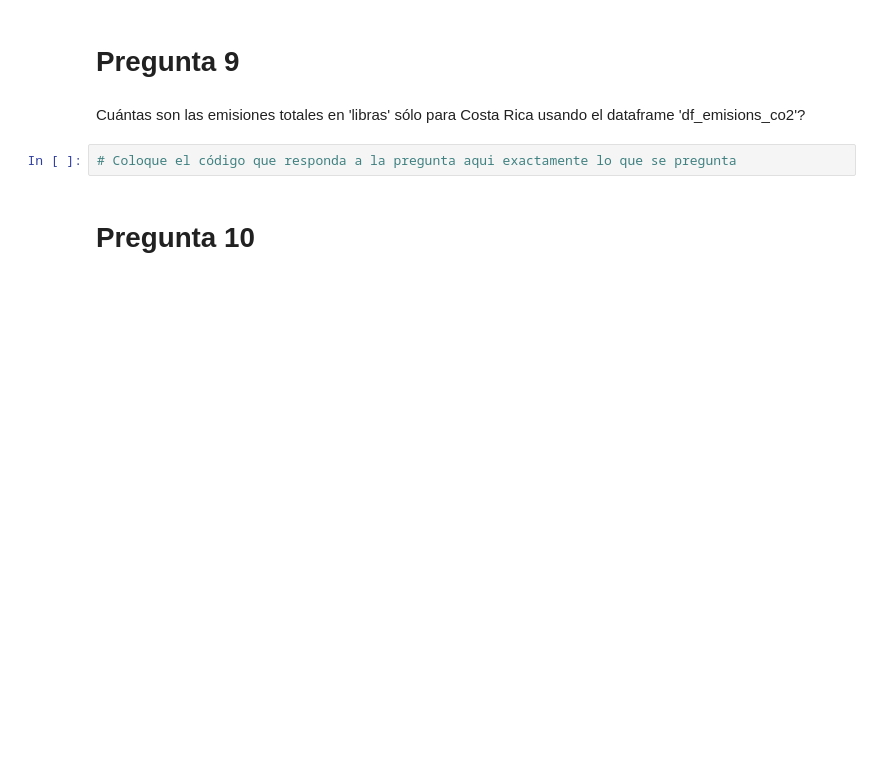
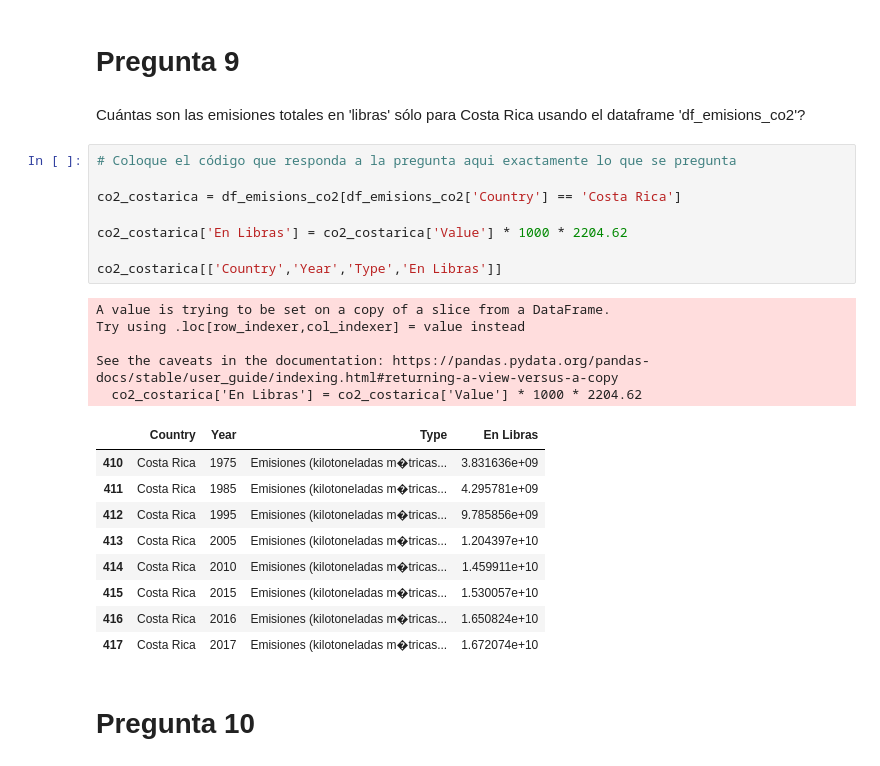
Before and after one commit to CarlosMoyaMora/2025C1-G01-FUNDAMENTOS-DE-PYTHON, a Jupyter notebook: Proyectos/Carlos Moya Mora Proyecto final/Carlos Moya Mora Análisis Proyecto Final.v2.ipynb, the cells around one changed output. Cells and saved outputs as stored; diff of their text form; blank space fills up the shorter version.

```diff
--- a/Proyectos/Carlos Moya Mora Proyecto final/Carlos Moya Mora Análisis Proyecto Final.v2.ipynb
+++ b/Proyectos/Carlos Moya Mora Proyecto final/Carlos Moya Mora Análisis Proyecto Final.v2.ipynb
@@ -246,6 +247,27 @@ El total de emisiones que tuvo Albania contando todos los años registrados es d
 Cuántas son las emisiones totales en 'libras' sólo para Costa Rica usando el dataframe 'df_emisions_co2'?
 # %%
 # Coloque el código que responda a la pregunta aqui exactamente lo que se pregunta
+
+co2_costarica = df_emisions_co2[df_emisions_co2['Country'] == 'Costa Rica']
+
+co2_costarica['En Libras'] = co2_costarica['Value'] * 1000 * 2204.62
+
+co2_costarica[['Country','Year','Type','En Libras']]
+# %% [output]
+A value is trying to be set on a copy of a slice from a DataFrame.
+Try using .loc[row_indexer,col_indexer] = value instead
+
+See the caveats in the documentation: https://pandas.pydata.org/pandas-docs/stable/user_guide/indexing.html#returning-a-view-versus-a-copy
+  co2_costarica['En Libras'] = co2_costarica['Value'] * 1000 * 2204.62
+|  | Country | Year | Type | En Libras |
+| 410 | Costa Rica | 1975 | Emisiones (kilotoneladas m�tricas... | 3.831636e+09 |
+| 411 | Costa Rica | 1985 | Emisiones (kilotoneladas m�tricas... | 4.295781e+09 |
+| 412 | Costa Rica | 1995 | Emisiones (kilotoneladas m�tricas... | 9.785856e+09 |
+| 413 | Costa Rica | 2005 | Emisiones (kilotoneladas m�tricas... | 1.204397e+10 |
+| 414 | Costa Rica | 2010 | Emisiones (kilotoneladas m�tricas... | 1.459911e+10 |
+| 415 | Costa Rica | 2015 | Emisiones (kilotoneladas m�tricas... | 1.530057e+10 |
+| 416 | Costa Rica | 2016 | Emisiones (kilotoneladas m�tricas... | 1.650824e+10 |
+| 417 | Costa Rica | 2017 | Emisiones (kilotoneladas m�tricas... | 1.672074e+10 |
 # %% [markdown]
 # Pregunta 10
 # %% [markdown]
```
Also changed, not shown: parts of 7 cells of this notebook.
